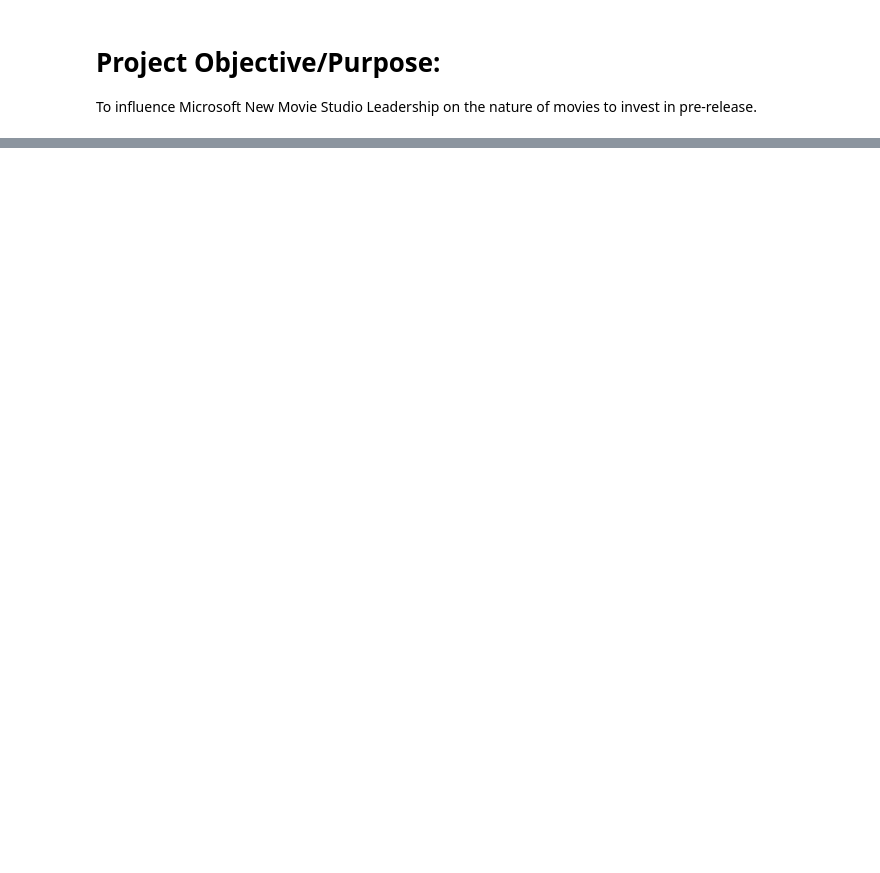
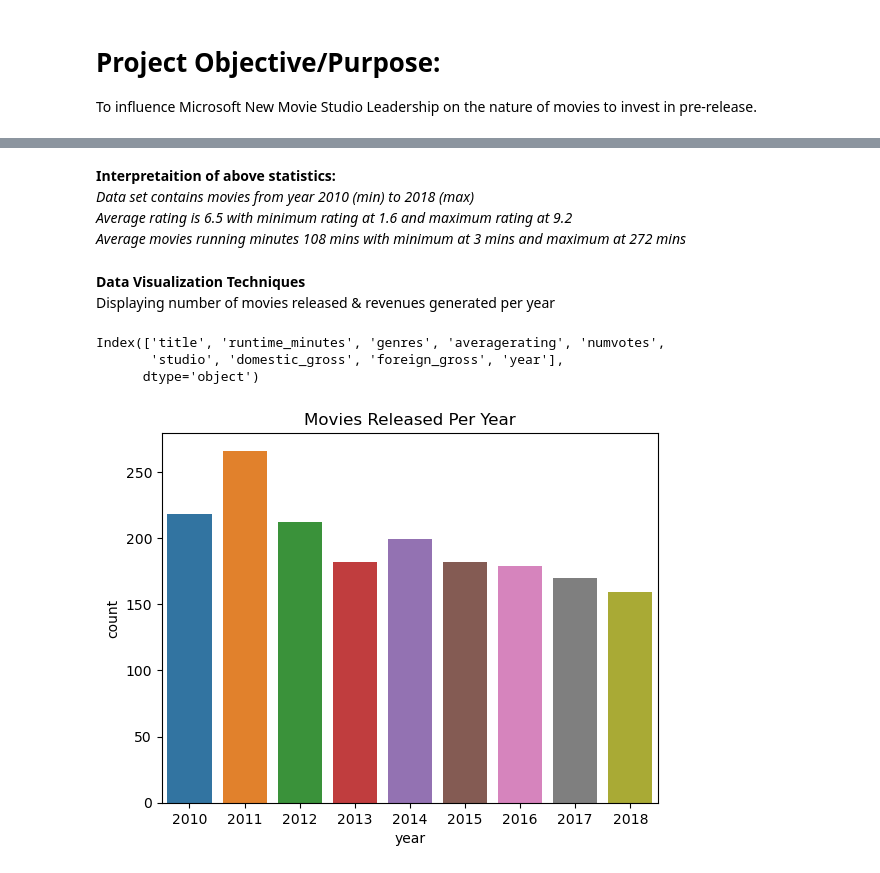
Before and after one commit to 20222015/dsc-phase-1-project, a Jupyter notebook: student.ipynb, the cells around one changed output, grey strips where cells are left out. Drawn from its saved outputs; the diff is of its cells as text; code cells hidden in the pictures; blank space fills up the shorter version.

```diff
--- a/student.ipynb
+++ b/student.ipynb
@@ -129,0 +193,3 @@ bigdata.plot('genres','runtime_minutes',kind='bar');
+# %%
+data = data.drop_duplicates()
+data
@@ -129,0 +228,5 @@ bigdata.plot('genres','runtime_minutes',kind='bar');
+# %%
+data = data.drop(columns=['tconst','start_year','original_title'])
+# %%
+data = data.reset_index(drop=True)
+data
@@ -129,0 +262,2 @@ bigdata.plot('genres','runtime_minutes',kind='bar');
+# %%
+data['foreign_gross'] = data['foreign_gross'].str.replace('\W', '', regex=True)
@@ -129,0 +309,21 @@ bigdata.plot('genres','runtime_minutes',kind='bar');
+# %% [markdown]
+__Interpretaition of above statistics:__\
+*Data set contains movies from year 2010 (min) to 2018 (max)\
+Average rating is 6.5 with minimum rating at 1.6 and maximum rating at 9.2\
+Average movies running minutes 108 mins with minimum at 3 mins and maximum at 272 mins*
+# %% [markdown]
+__Data Visualization Techniques__\
+Displaying number of movies released & revenues generated per year
+# %%
+data.columns
+# %% [output]
+Index(['title', 'runtime_minutes', 'genres', 'averagerating', 'numvotes',
+       'studio', 'domestic_gross', 'foreign_gross', 'year'],
+      dtype='object')
+# %%
+#Number of movies released per year
+sns.countplot(x='year',data=data)
+plt.title ("Movies Released Per Year")
+plt.show()
+# %% [output]
+[figure, added]
```
Also changed, not shown: parts of 50 cells of this notebook.
